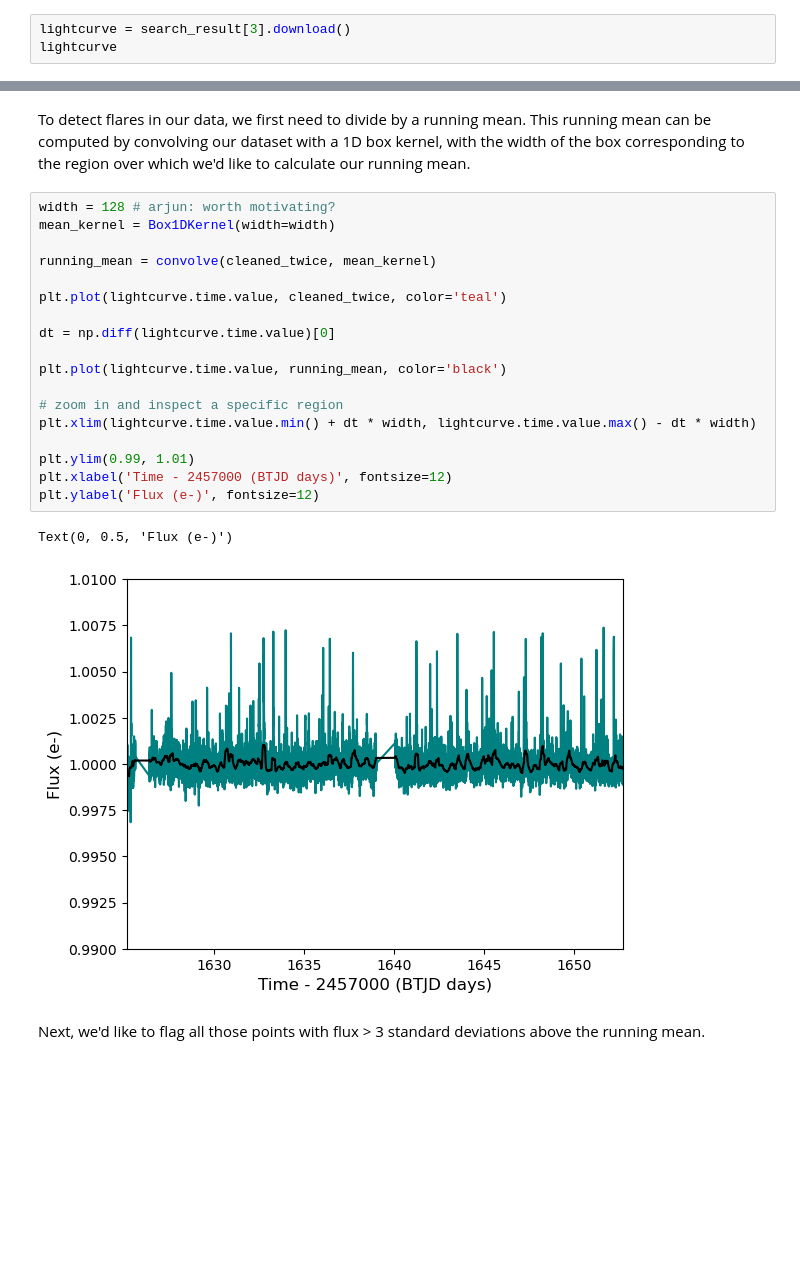
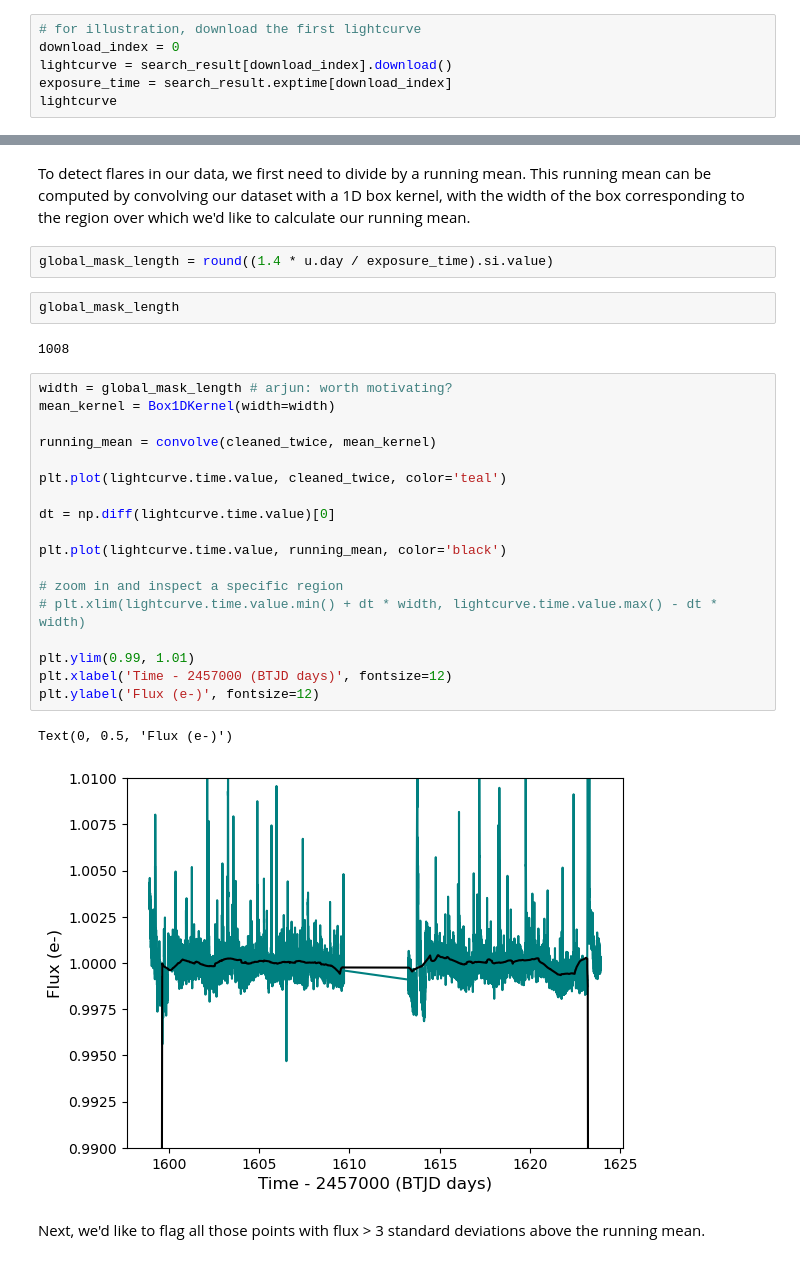
Before and after one commit to arjunsavel/notebooks-stsci, a Jupyter notebook: notebooks/MAST/m_dwarf_tess/m_dwarf_flares_tess.ipynb, the cells around one changed output, grey strips where cells are left out. Saved outputs shown, nothing was run; the diff lists cells and outputs as text; blank space fills up the shorter version.

```diff
--- a/notebooks/MAST/m_dwarf_tess/m_dwarf_flares_tess.ipynb
+++ b/notebooks/MAST/m_dwarf_tess/m_dwarf_flares_tess.ipynb
@@ -92,4 +89,7 @@ To keep things simple, let's just download and plot the first light curve.
 # %%
-lightcurve = search_result[3].download()
+# for illustration, download the first lightcurve
+download_index = 0
+lightcurve = search_result[download_index].download()
+exposure_time = search_result.exptime[download_index]
 lightcurve
 # %% [output]
@@ -229,27 +230,33 @@ Text(0, 0.5, 'Flux (e-)')
 # Flare candidate detection
 # %% [markdown]
 To detect flares in our data, we first need to divide by a running mean. This running mean can be computed by convolving our dataset with a 1D box kernel, with the width of the box corresponding to the region over which we'd like to calculate our running mean.
+# %%
+global_mask_length = round((1.4 * u.day / exposure_time).si.value)
+# %%
+global_mask_length
+# %% [output]
+1008
 # %%
-width = 128 # arjun: worth motivating?
+width = global_mask_length # arjun: worth motivating?
 mean_kernel = Box1DKernel(width=width)
 
 running_mean = convolve(cleaned_twice, mean_kernel)
 
 plt.plot(lightcurve.time.value, cleaned_twice, color='teal')
 
 dt = np.diff(lightcurve.time.value)[0]
 
 plt.plot(lightcurve.time.value, running_mean, color='black')
 
 # zoom in and inspect a specific region
-plt.xlim(lightcurve.time.value.min() + dt * width, lightcurve.time.value.max() - dt * width)
+# plt.xlim(lightcurve.time.value.min() + dt * width, lightcurve.time.value.max() - dt * width)
 
 plt.ylim(0.99, 1.01)
 plt.xlabel('Time - 2457000 (BTJD days)', fontsize=12)
 plt.ylabel('Flux (e-)', fontsize=12)
 # %% [output]
 Text(0, 0.5, 'Flux (e-)')
-[figure, old version]
+[figure, new version]
 # %% [markdown]
 Next, we'd like to flag all those points with flux > 3 standard deviations above the running mean.
 # %%
```
Also changed, not shown: parts of 27 cells of this notebook.
